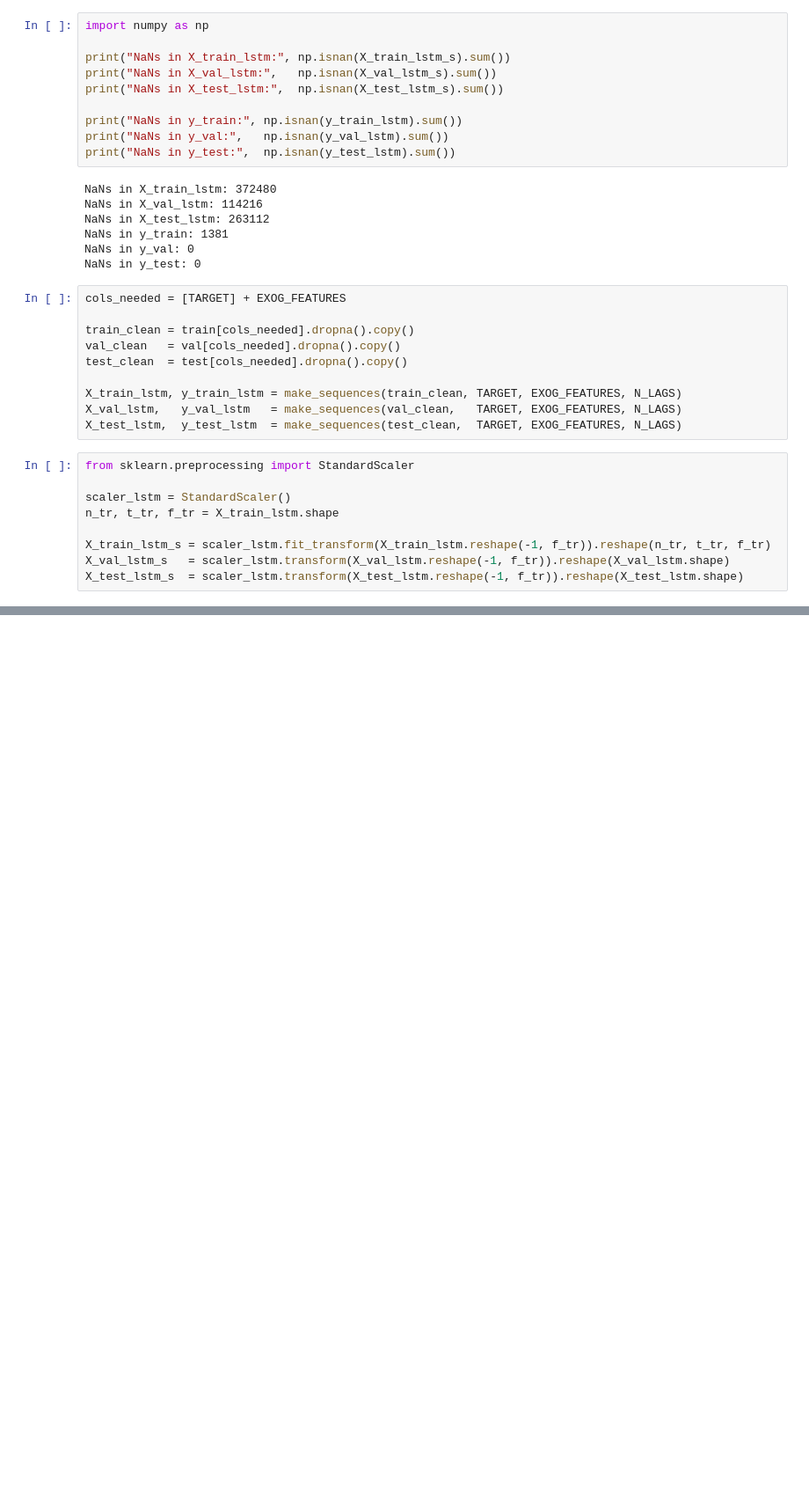
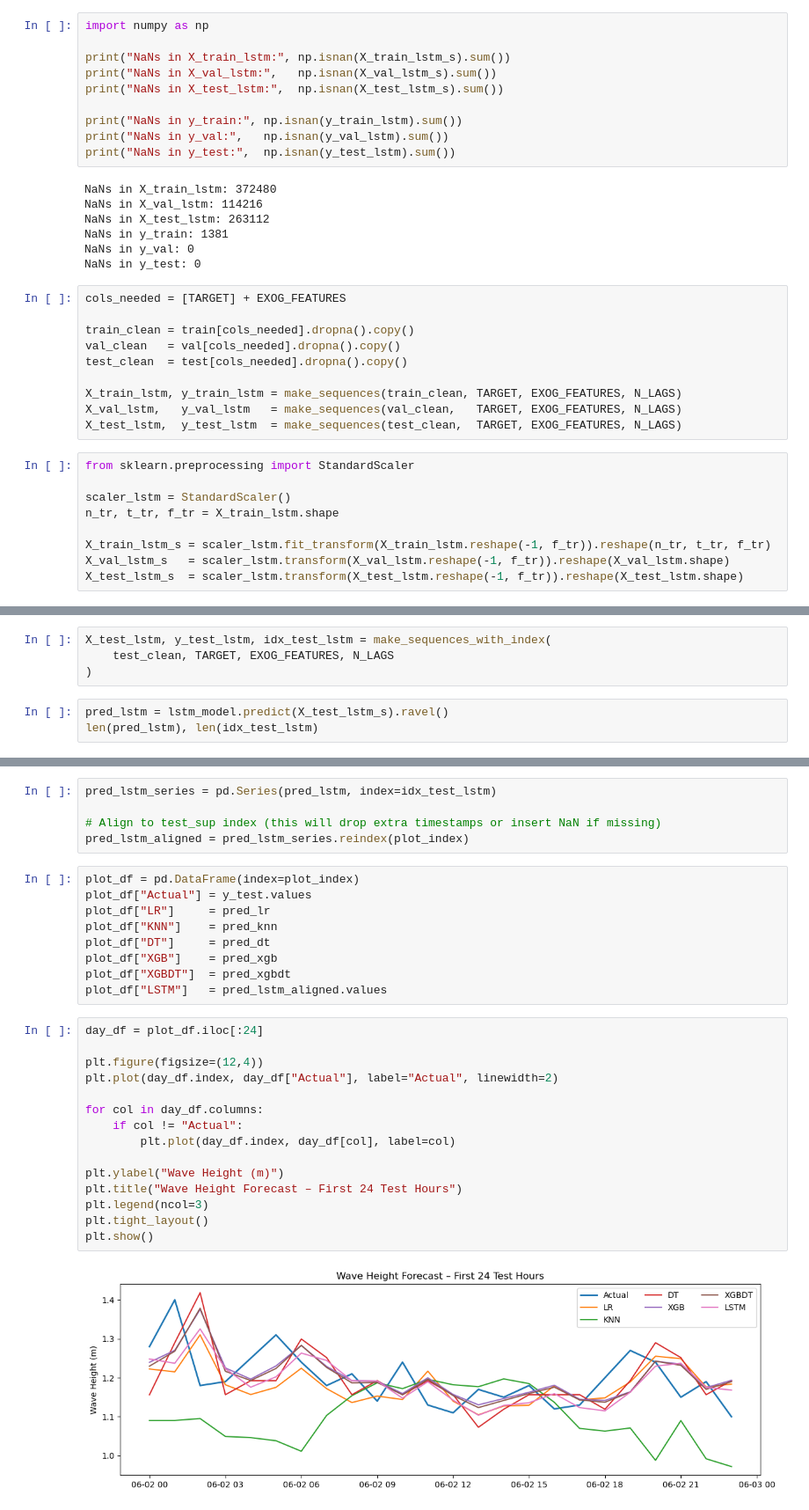
Before and after one commit to RichelCode/Wave-Energy-Forecasting, a Jupyter notebook: Imputing Neighbor Stations .ipynb, the cells around one changed output, grey strips where cells are left out. Shown at 88% size. Drawn from its saved outputs; the diff is of its cells as text; blank space fills up the shorter version.

```diff
--- a/Imputing Neighbor Stations .ipynb
+++ b/Imputing Neighbor Stations .ipynb
@@ -687,0 +725,7 @@ results_df
+# %%
+X_test_lstm, y_test_lstm, idx_test_lstm = make_sequences_with_index(
+    test_clean, TARGET, EXOG_FEATURES, N_LAGS
+)
+# %%
+pred_lstm = lstm_model.predict(X_test_lstm_s).ravel()
+len(pred_lstm), len(idx_test_lstm)
@@ -687,0 +735,31 @@ results_df
+# %%
+pred_lstm_series = pd.Series(pred_lstm, index=idx_test_lstm)
+
+# Align to test_sup index (this will drop extra timestamps or insert NaN if missing)
+pred_lstm_aligned = pred_lstm_series.reindex(plot_index)
+# %%
+plot_df = pd.DataFrame(index=plot_index)
+plot_df["Actual"] = y_test.values
+plot_df["LR"]     = pred_lr
+plot_df["KNN"]    = pred_knn
+plot_df["DT"]     = pred_dt
+plot_df["XGB"]    = pred_xgb
+plot_df["XGBDT"]  = pred_xgbdt
+plot_df["LSTM"]   = pred_lstm_aligned.values
+# %%
+day_df = plot_df.iloc[:24]
+
+plt.figure(figsize=(12,4))
+plt.plot(day_df.index, day_df["Actual"], label="Actual", linewidth=2)
+
+for col in day_df.columns:
+    if col != "Actual":
+        plt.plot(day_df.index, day_df[col], label=col)
+
+plt.ylabel("Wave Height (m)")
+plt.title("Wave Height Forecast – First 24 Test Hours")
+plt.legend(ncol=3)
+plt.tight_layout()
+plt.show()
+# %% [output]
+[figure, added]
```
Also changed, not shown: parts of 5 cells of this notebook.
